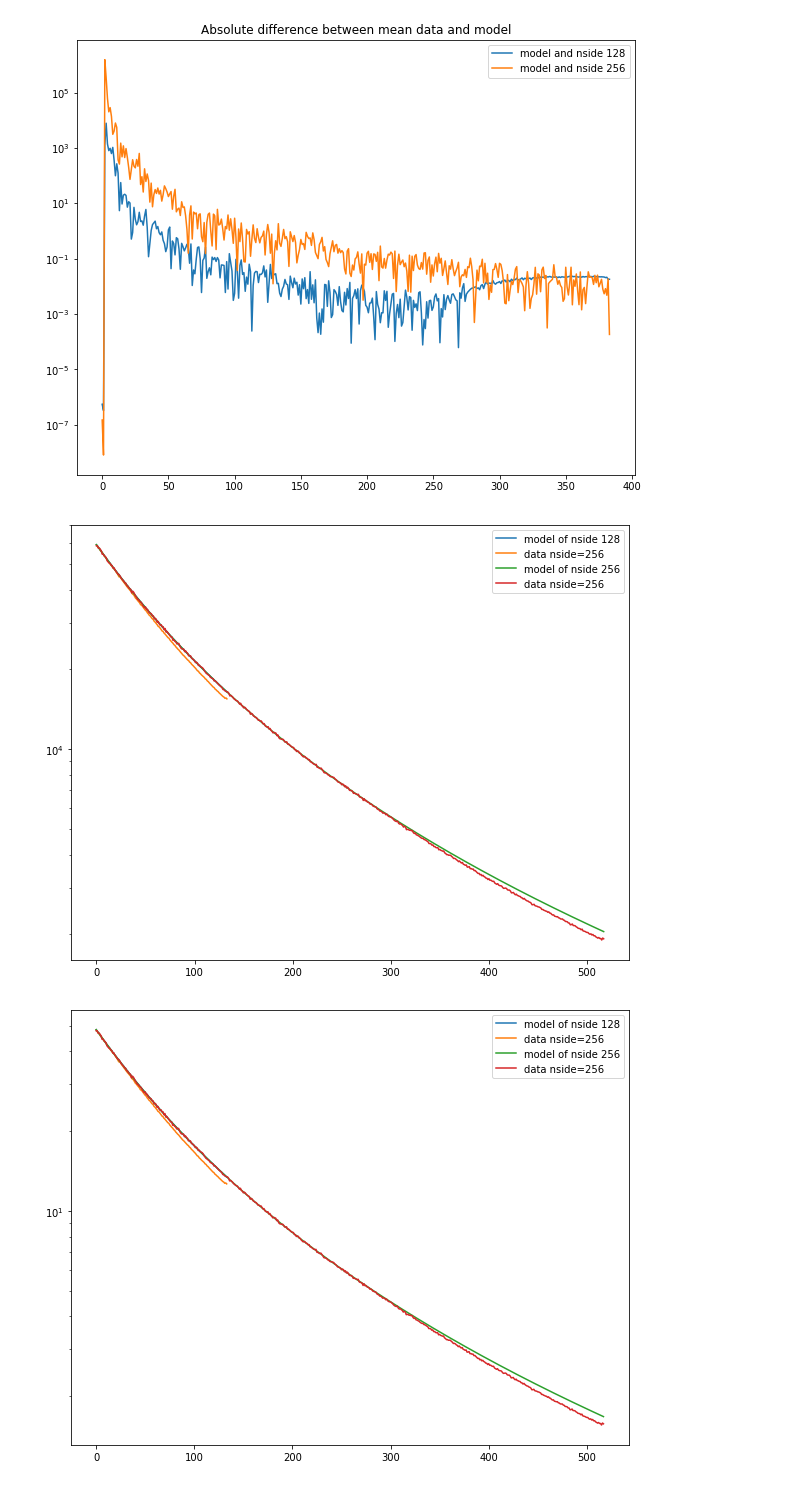
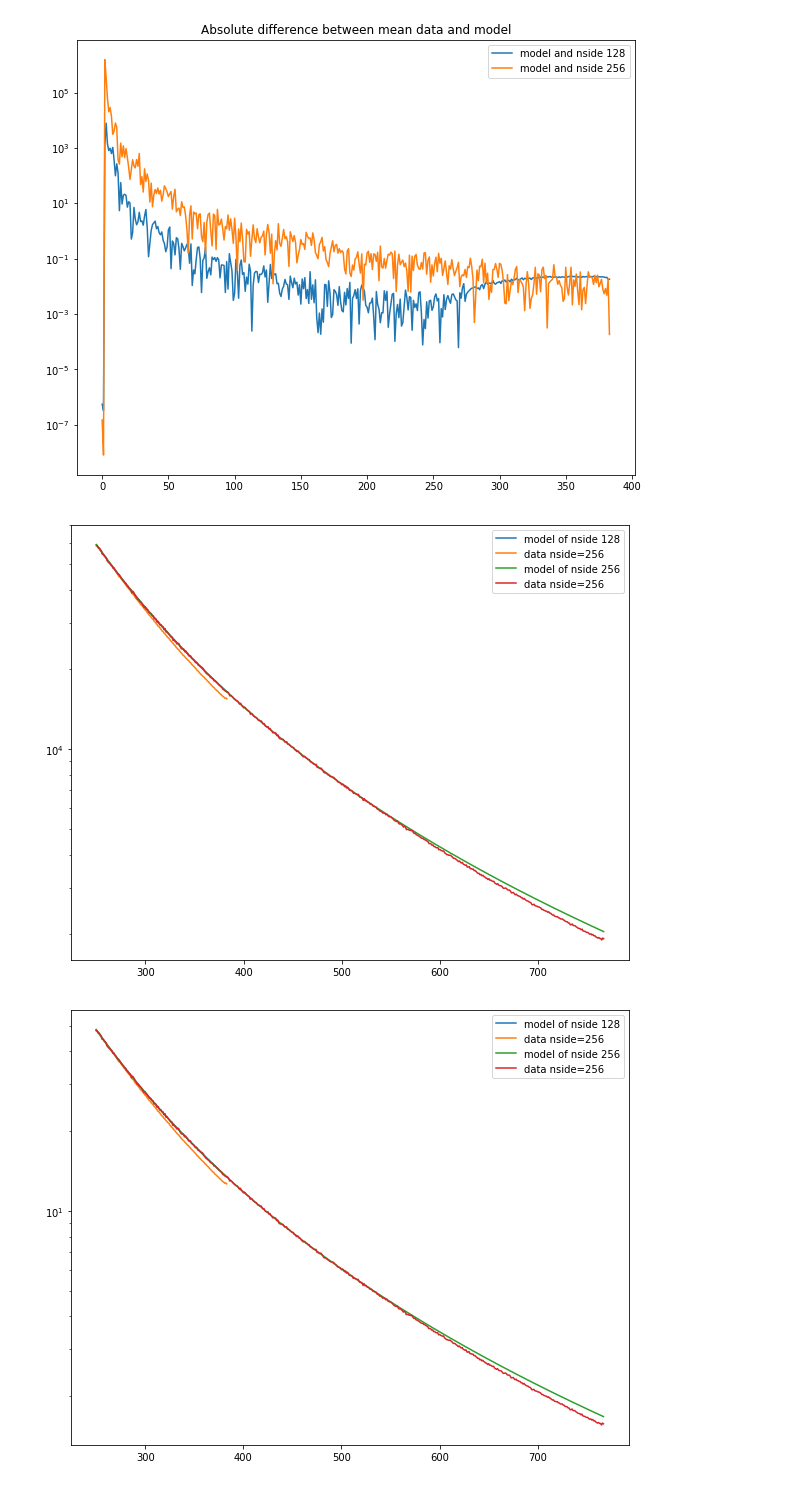
Before and after one commit to acwgough/foreground_moments, a Jupyter notebook: 2019-08-19 fitting 00 moment.ipynb, the cells around one changed output. Saved outputs shown, nothing was run; the diff lists cells and outputs as text; code cells hidden in the pictures.

```diff
--- a/2019-08-19 fitting 00 moment.ipynb
+++ b/2019-08-19 fitting 00 moment.ipynb
@@ -165,12 +165,11 @@ for i in range(len(freqs)):
 # %%
 for i in range(len(freqs)):
     figure(figsize=(10,8))
-    semilogy(model[i][250:], label='model of nside 128')
-    semilogy(PS_2d_const_mean[i][250:], label='data nside=256')
-    semilogy(model1[i][250:], label='model of nside 256')
-    semilogy(PS_2d_256[i][250:], label='data nside=256')
-#     ylim(top=1e3)
+    semilogy(ells[250:], model[i][250:], label='model of nside 128')
+    semilogy(ells[250:], PS_2d_const_mean[i][250:], label='data nside=256')
+    semilogy(ells1[250:], model1[i][250:], label='model of nside 256')
+    semilogy(ells1[250:], PS_2d_256[i][250:], label='data nside=256')
     legend();
 # %% [output]
-[figure, old version]
+[figure, new version]
-[figure, old version]
+[figure, new version]
```
Also changed, not shown: parts of 1 cell of this notebook, 3 other files.
